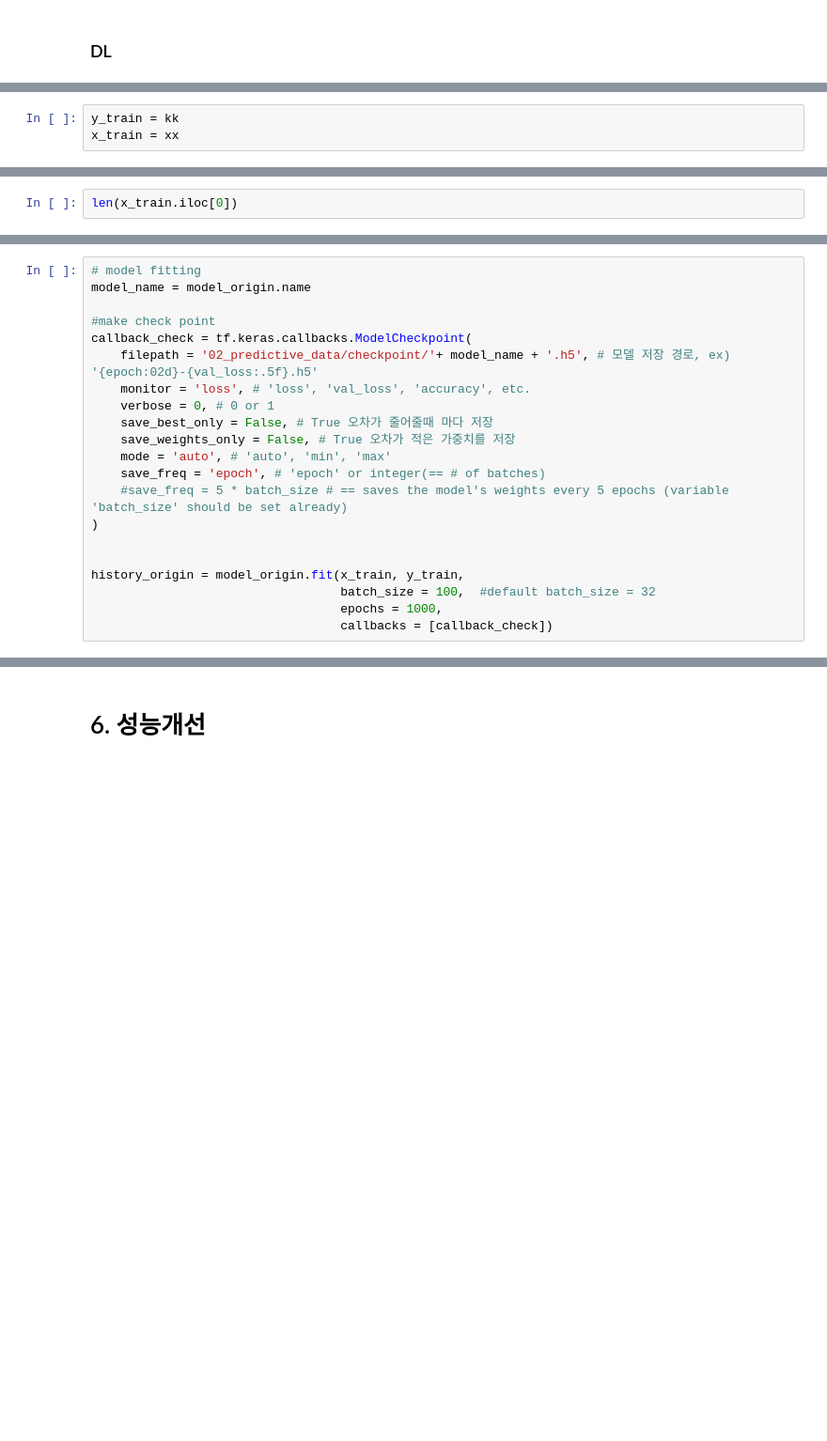
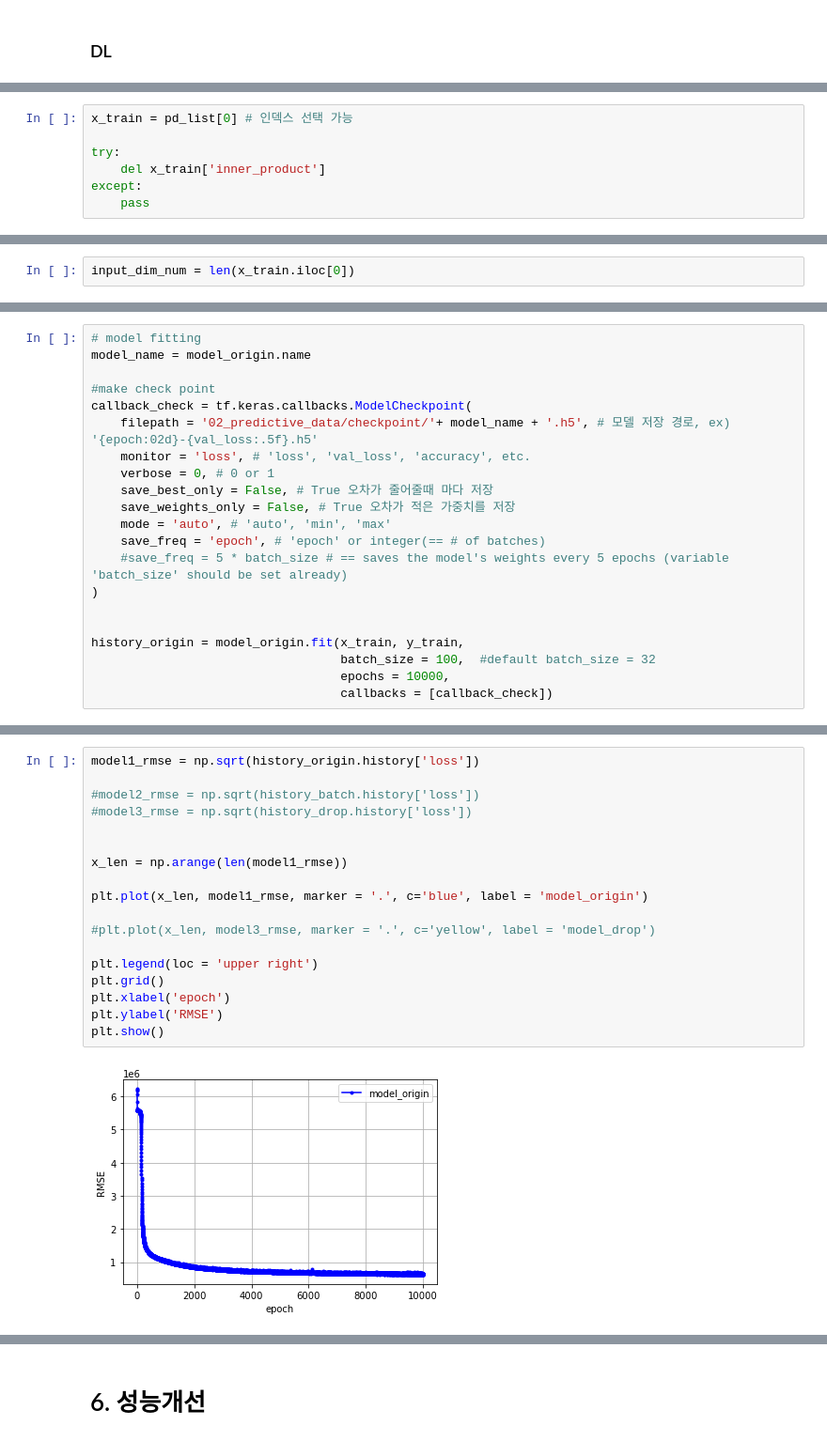
Before and after one commit to querkowe/fifa-pay-prediction, a Jupyter notebook: total_code_fifa_pay_prediction.ipynb, the cells around one changed output, grey strips where cells are left out. Shown at 94% size. Saved outputs shown, nothing was run; the diff lists cells and outputs as text; blank space fills up the shorter version.

```diff
--- a/total_code_fifa_pay_prediction.ipynb
+++ b/total_code_fifa_pay_prediction.ipynb
@@ -901,3 +912,7 @@ for k in range(2):
-# %%
-y_train = kk
-x_train = xx
+# %%
+x_train = pd_list[0] # 인덱스 선택 가능
+
+try:
+    del x_train['inner_product']
+except:
+    pass
@@ -904,2 +922,2 @@ x_train = xx
 # %%
-len(x_train.iloc[0])
+input_dim_num = len(x_train.iloc[0])
@@ -963,6 +981,6 @@ callback_check = tf.keras.callbacks.ModelCheckpoint(
 
 history_origin = model_origin.fit(x_train, y_train,
                                   batch_size = 100,  #default batch_size = 32
-                                  epochs = 1000,
+                                  epochs = 10000,
                                   callbacks = [callback_check])
 # %% [output]
@@ -989 +1008,21 @@ result_origin = model_origin.evaluate(x_test, y_test, batch_size=100)
+# %%
+model1_rmse = np.sqrt(history_origin.history['loss'])
+
+#model2_rmse = np.sqrt(history_batch.history['loss'])
+#model3_rmse = np.sqrt(history_drop.history['loss'])
+
+
+x_len = np.arange(len(model1_rmse))
+
+plt.plot(x_len, model1_rmse, marker = '.', c='blue', label = 'model_origin')
+
+#plt.plot(x_len, model3_rmse, marker = '.', c='yellow', label = 'model_drop')
+
+plt.legend(loc = 'upper right')
+plt.grid()
+plt.xlabel('epoch')
+plt.ylabel('RMSE')
+plt.show()
+# %% [output]
+[figure, added]
 # %%
```
Also changed, not shown: parts of 49 cells of this notebook, 1 other file.
